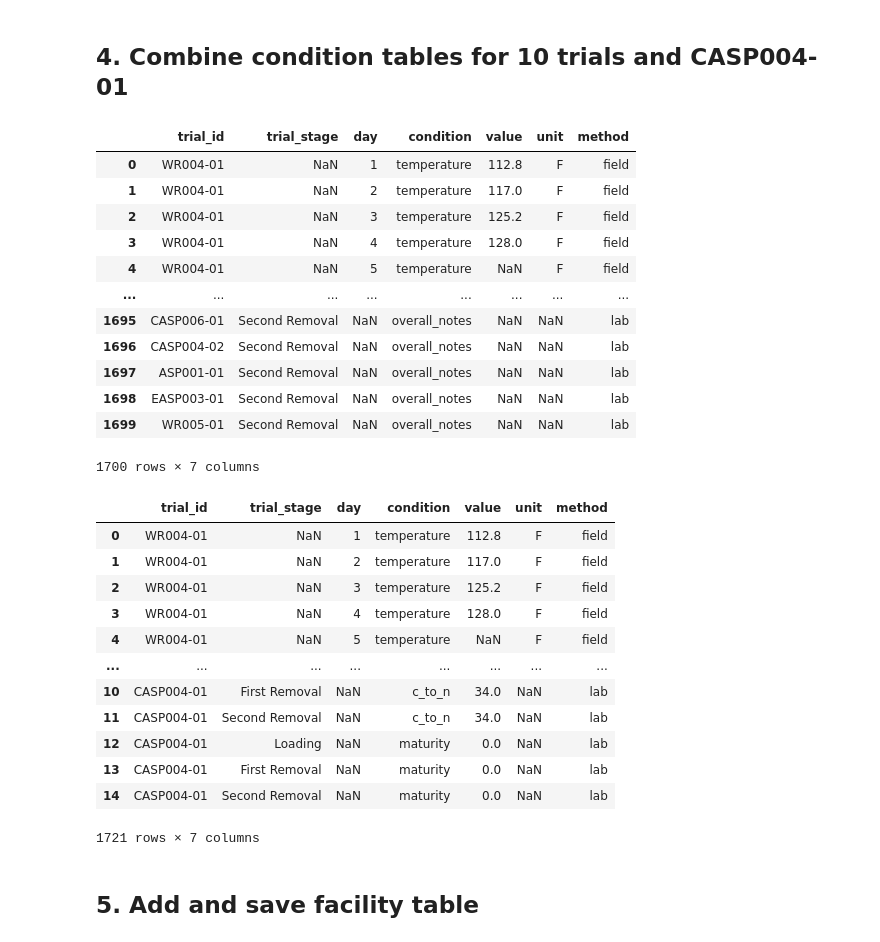
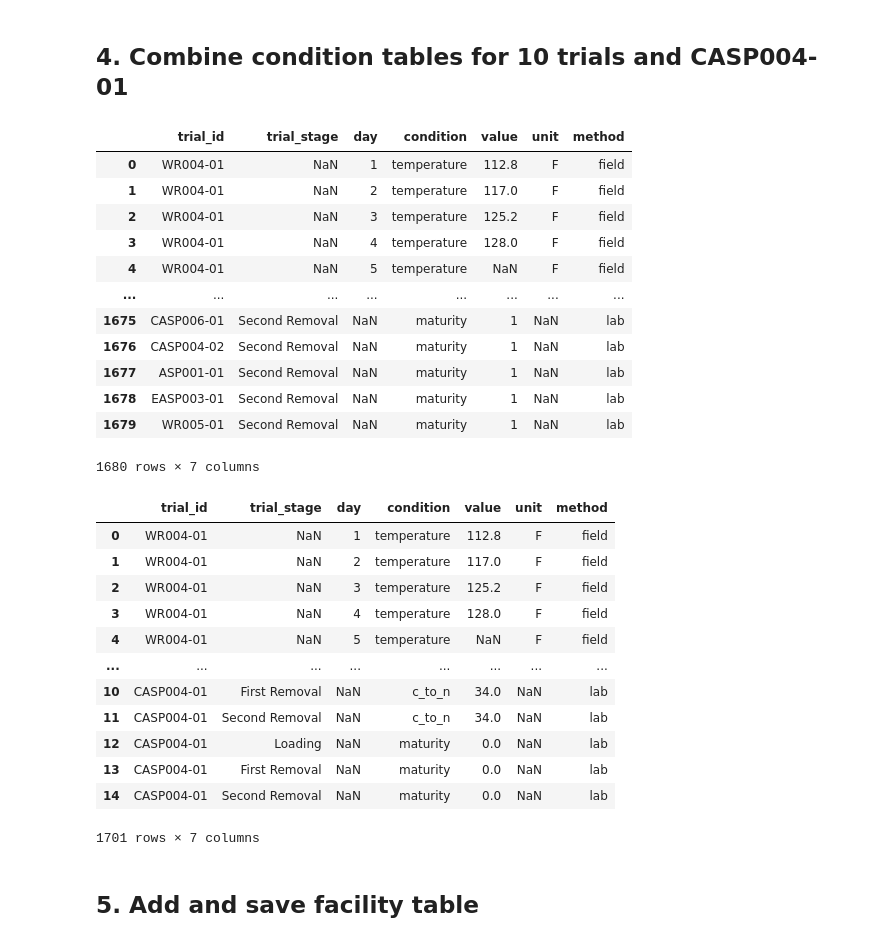
Before and after one commit to uchicago-dsi/compostable-disintegration-analysis, a Jupyter notebook: notebooks/add_facility_trial_trial_conditions.ipynb, the cells around one changed output. Drawn from its saved outputs; the diff is of its cells as text; code cells hidden in the pictures.

```diff
--- a/notebooks/add_facility_trial_trial_conditions.ipynb
+++ b/notebooks/add_facility_trial_trial_conditions.ipynb
@@ -253,6 +253,7 @@ BD_field.head()
 lab_data_all_stages = all_sheets['Lab-Abridged-AllStages']
 lab_data_all_stages.columns = [clean_column_names(col) for col in lab_data_all_stages.columns]
 lab_data_all_stages=lab_data_all_stages.rename(columns = {'facility_number_new':'facility_name'})
+lab_data_all_stages = lab_data_all_stages.drop('overall_notes', axis=1)
 
 lab_data_all_stages.head()
 # %% [output]
@@ -320,0 +320,16 @@ lab_data_all_stages_long
+# %%
+# Add maturity rating for the last stage for 10 trials
+new_rows = {
+    'facility_name': [f'Facility {i}' for i in range(1, 11)],
+    'trial_stage': ['Second Removal'] * 10,
+    'condition': ['maturity'] * 10,
+    'value': [1] * 10,
+    'unit': [pd.NA] * 10,
+    'method': ['lab'] * 10,
+    'day': [pd.NA] * 10
+}
+new_row_df = pd.DataFrame(new_rows)
+
+lab_data_all_stages_long2 = pd.concat([lab_data_all_stages_long, new_row_df], ignore_index=True)
+
+lab_data_all_stages_long2
@@ -438,32 +467,32 @@ result_df.head()
 # %% [markdown]
 ## 4. Combine condition tables for 10 trials and CASP004-01
 # %%
-combined_10_trials = pd.concat([temperature_long, merged_weekly_condition_long, BD_field, lab_data_all_stages_long])
+combined_10_trials = pd.concat([temperature_long, merged_weekly_condition_long, BD_field, lab_data_all_stages_long2])
 
 # Add trail_id based on facility name
 id_matching = facility_id[['public_trial_id', 'trial_facility_name']]
 combined_10_trials = pd.merge(combined_10_trials, id_matching, left_on='facility_name', right_on='trial_facility_name', how='left')
 
 combined_10_trials = combined_10_trials.drop(['facility_name', 'trial_facility_name'], axis=1)
 combined_10_trials.rename(columns={'public_trial_id': 'trial_id'}, inplace=True)
 new_order = ['trial_id', 'trial_stage', 'day', 'condition', 'value', 'unit', 'method']
 combined_10_trials = combined_10_trials[new_order]
 
 combined_10_trials
 # %% [output]
 |  | trial_id | trial_stage | day | condition | value | unit | method |
 | 0 | WR004-01 | NaN | 1 | temperature | 112.8 | F | field |
 | 1 | WR004-01 | NaN | 2 | temperature | 117.0 | F | field |
 | 2 | WR004-01 | NaN | 3 | temperature | 125.2 | F | field |
 | 3 | WR004-01 | NaN | 4 | temperature | 128.0 | F | field |
 | 4 | WR004-01 | NaN | 5 | temperature | NaN | F | field |
 | ... | ... | ... | ... | ... | ... | ... | ... |
-| 1695 | CASP006-01 | Second Removal | NaN | overall_notes | NaN | NaN | lab |
-| 1696 | CASP004-02 | Second Removal | NaN | overall_notes | NaN | NaN | lab |
-| 1697 | ASP001-01 | Second Removal | NaN | overall_notes | NaN | NaN | lab |
-| 1698 | EASP003-01 | Second Removal | NaN | overall_notes | NaN | NaN | lab |
-| 1699 | WR005-01 | Second Removal | NaN | overall_notes | NaN | NaN | lab |
+| 1675 | CASP006-01 | Second Removal | NaN | maturity | 1 | NaN | lab |
+| 1676 | CASP004-02 | Second Removal | NaN | maturity | 1 | NaN | lab |
+| 1677 | ASP001-01 | Second Removal | NaN | maturity | 1 | NaN | lab |
+| 1678 | EASP003-01 | Second Removal | NaN | maturity | 1 | NaN | lab |
+| 1679 | WR005-01 | Second Removal | NaN | maturity | 1 | NaN | lab |
-1700 rows × 7 columns
+1680 rows × 7 columns
 # %%
 # include CASP004-01
 combined_all = pd.concat([combined_10_trials, expanded_bulk_density, result_df])
@@ -481,7 +510,7 @@ combined_all
 | 12 | CASP004-01 | Loading | NaN | maturity | 0.0 | NaN | lab |
 | 13 | CASP004-01 | First Removal | NaN | maturity | 0.0 | NaN | lab |
 | 14 | CASP004-01 | Second Removal | NaN | maturity | 0.0 | NaN | lab |
-1721 rows × 7 columns
+1701 rows × 7 columns
 # %% [markdown]
 ## 5. Add and save facility table
 # %%
```
Also changed, not shown: parts of 5 cells of this notebook, 1 other file.
